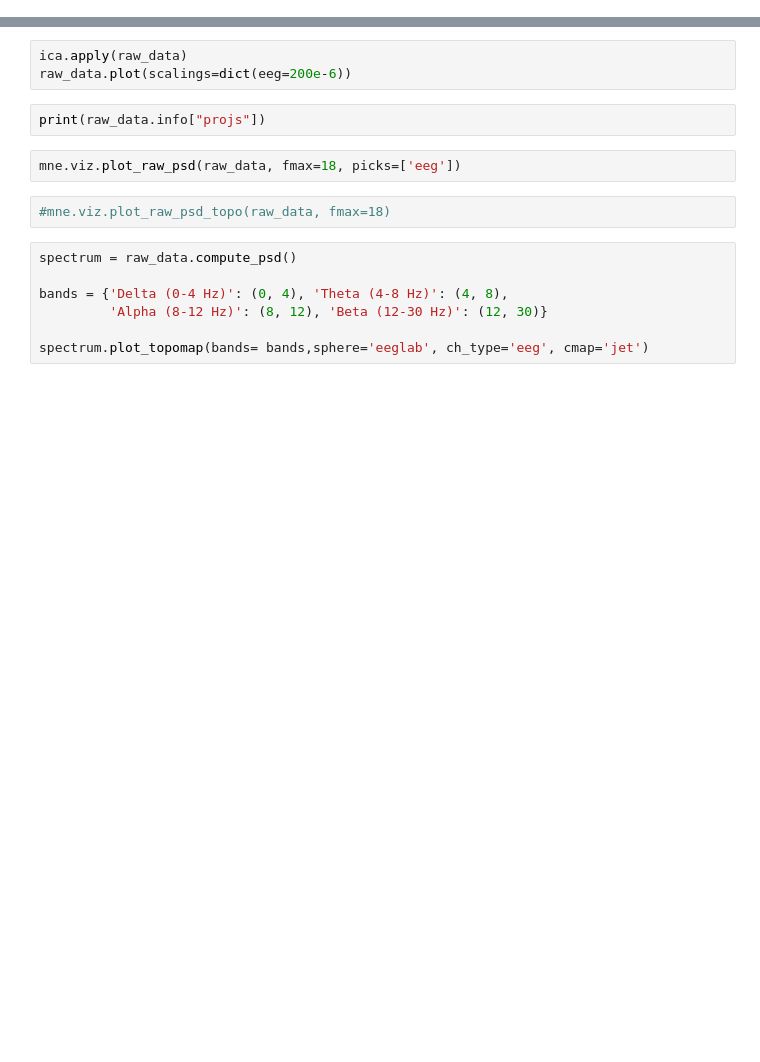
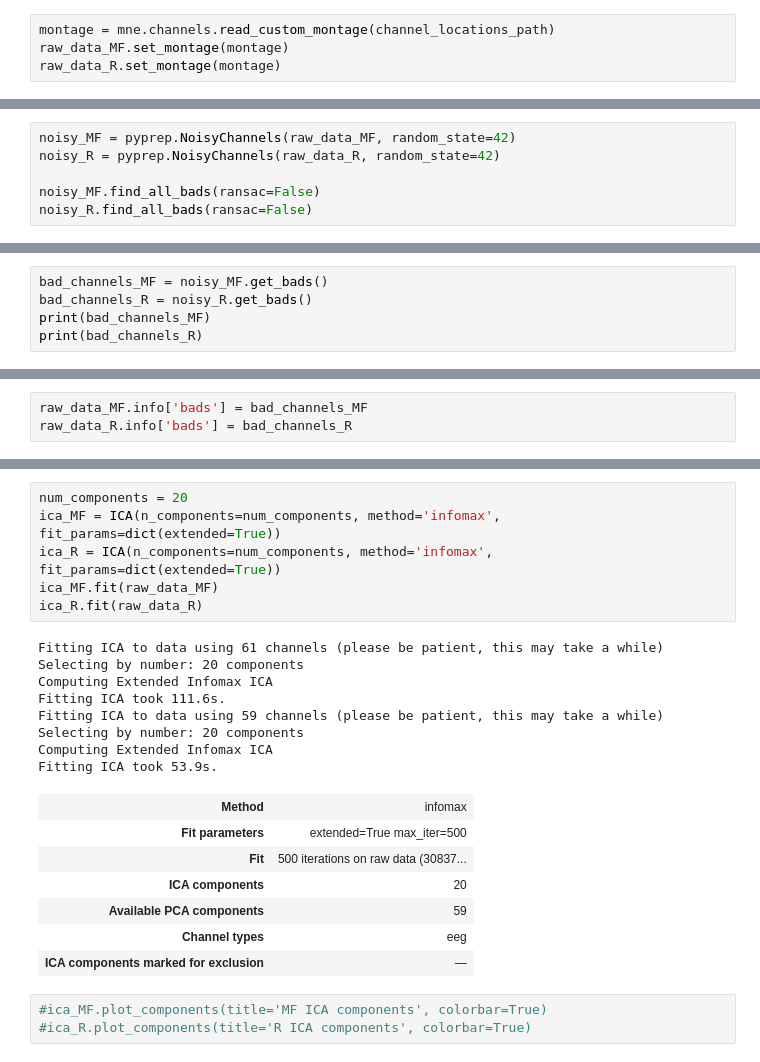
Before and after one commit to PipeCadenaP/NeuroZenProcessing, a Jupyter notebook: PreprocessEEG.ipynb, the cells around one changed output, grey strips where cells are left out. Drawn from its saved outputs; the diff is of its cells as text; blank space fills up the shorter version.

```diff
--- a/PreprocessEEG.ipynb
+++ b/PreprocessEEG.ipynb
@@ -53,0 +85,4 @@ raw_data_R.set_eeg_reference(ref_channels=references)
+# %%
+montage = mne.channels.read_custom_montage(channel_locations_path)
+raw_data_MF.set_montage(montage)
+raw_data_R.set_montage(montage)
@@ -59,0 +213,6 @@ raw_data_R.resample(1024, npad='auto')
+# %%
+noisy_MF = pyprep.NoisyChannels(raw_data_MF, random_state=42)
+noisy_R = pyprep.NoisyChannels(raw_data_R, random_state=42)
+
+noisy_MF.find_all_bads(ransac=False)
+noisy_R.find_all_bads(ransac=False)
@@ -59,0 +244,5 @@ raw_data_R.resample(1024, npad='auto')
+# %%
+bad_channels_MF = noisy_MF.get_bads()
+bad_channels_R = noisy_R.get_bads()
+print(bad_channels_MF)
+print(bad_channels_R)
@@ -67 +256,4 @@ picks = mne.pick_types(raw_data.info, exclude='bads')
+# %%
+raw_data_MF.info['bads'] = bad_channels_MF
+raw_data_R.info['bads'] = bad_channels_R
 # %%
@@ -95,16 +287,25 @@ ica.exclude = eog_indices
-# %%
-ica.apply(raw_data)
-raw_data.plot(scalings=dict(eeg=200e-6))
-# %%
-print(raw_data.info["projs"])
-# %%
-mne.viz.plot_raw_psd(raw_data, fmax=18, picks=['eeg'])
-# %%
-#mne.viz.plot_raw_psd_topo(raw_data, fmax=18)
-# %%
-spectrum = raw_data.compute_psd()
-
-bands = {'Delta (0-4 Hz)': (0, 4), 'Theta (4-8 Hz)': (4, 8),
-         'Alpha (8-12 Hz)': (8, 12), 'Beta (12-30 Hz)': (12, 30)}
-
-spectrum.plot_topomap(bands= bands,sphere='eeglab', ch_type='eeg', cmap='jet')
+# %%
+num_components = 20
+ica_MF = ICA(n_components=num_components, method='infomax', fit_params=dict(extended=True))
+ica_R = ICA(n_components=num_components, method='infomax', fit_params=dict(extended=True))
+ica_MF.fit(raw_data_MF)
+ica_R.fit(raw_data_R)
+# %% [output]
+Fitting ICA to data using 61 channels (please be patient, this may take a while)
+Selecting by number: 20 components
+Computing Extended Infomax ICA
+Fitting ICA took 111.6s.
+Fitting ICA to data using 59 channels (please be patient, this may take a while)
+Selecting by number: 20 components
+Computing Extended Infomax ICA
+Fitting ICA took 53.9s.
+| Method | infomax |
+| Fit parameters | extended=True max_iter=500 |
+| Fit | 500 iterations on raw data (30837... |
+| ICA components | 20 |
+| Available PCA components | 59 |
+| Channel types | eeg |
+| ICA components marked for exclusion | — |
+# %%
+#ica_MF.plot_components(title='MF ICA components', colorbar=True)
+#ica_R.plot_components(title='R ICA components', colorbar=True)
```
Also changed, not shown: parts of 32 cells of this notebook, 1 other file.
